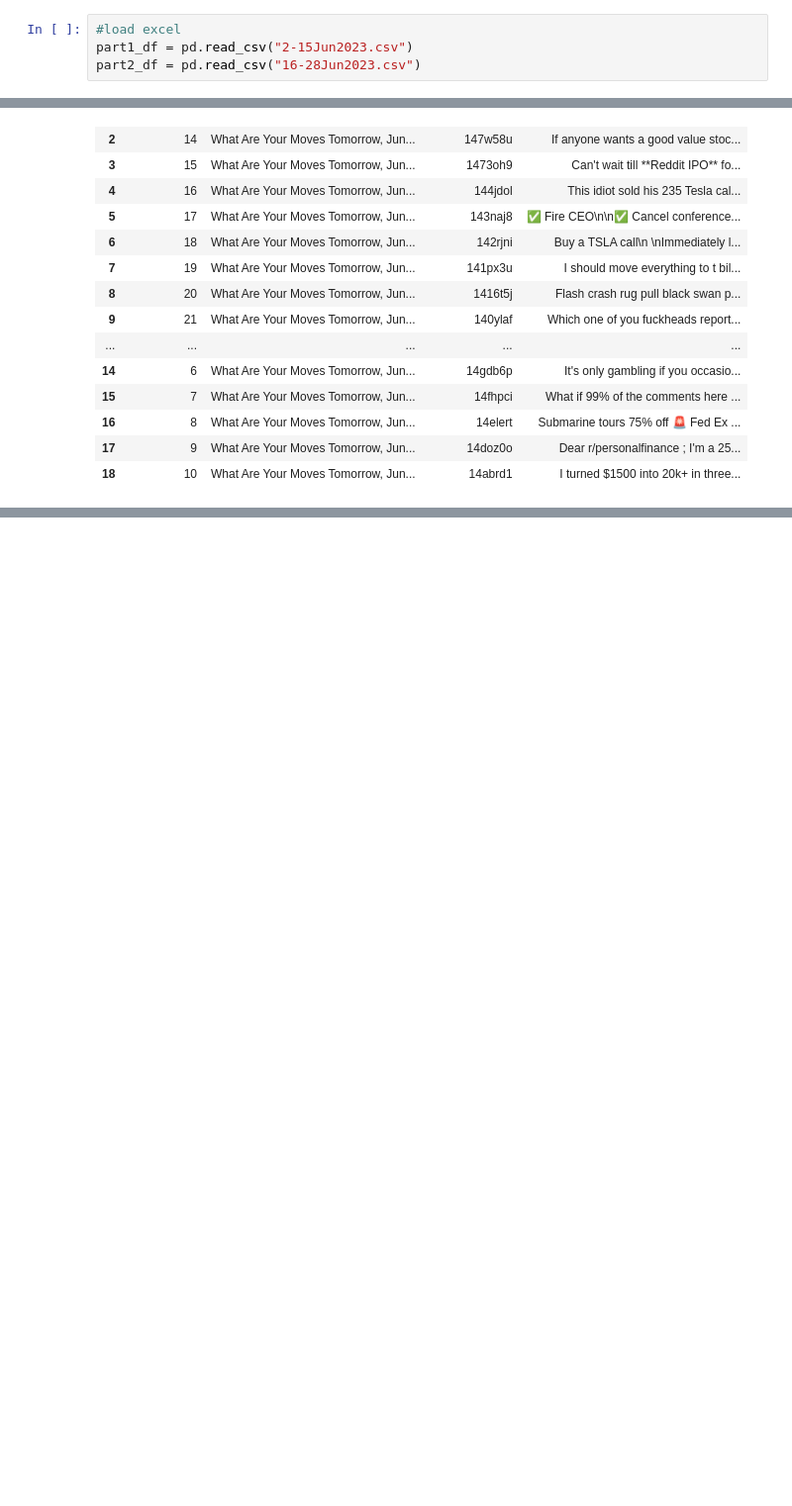
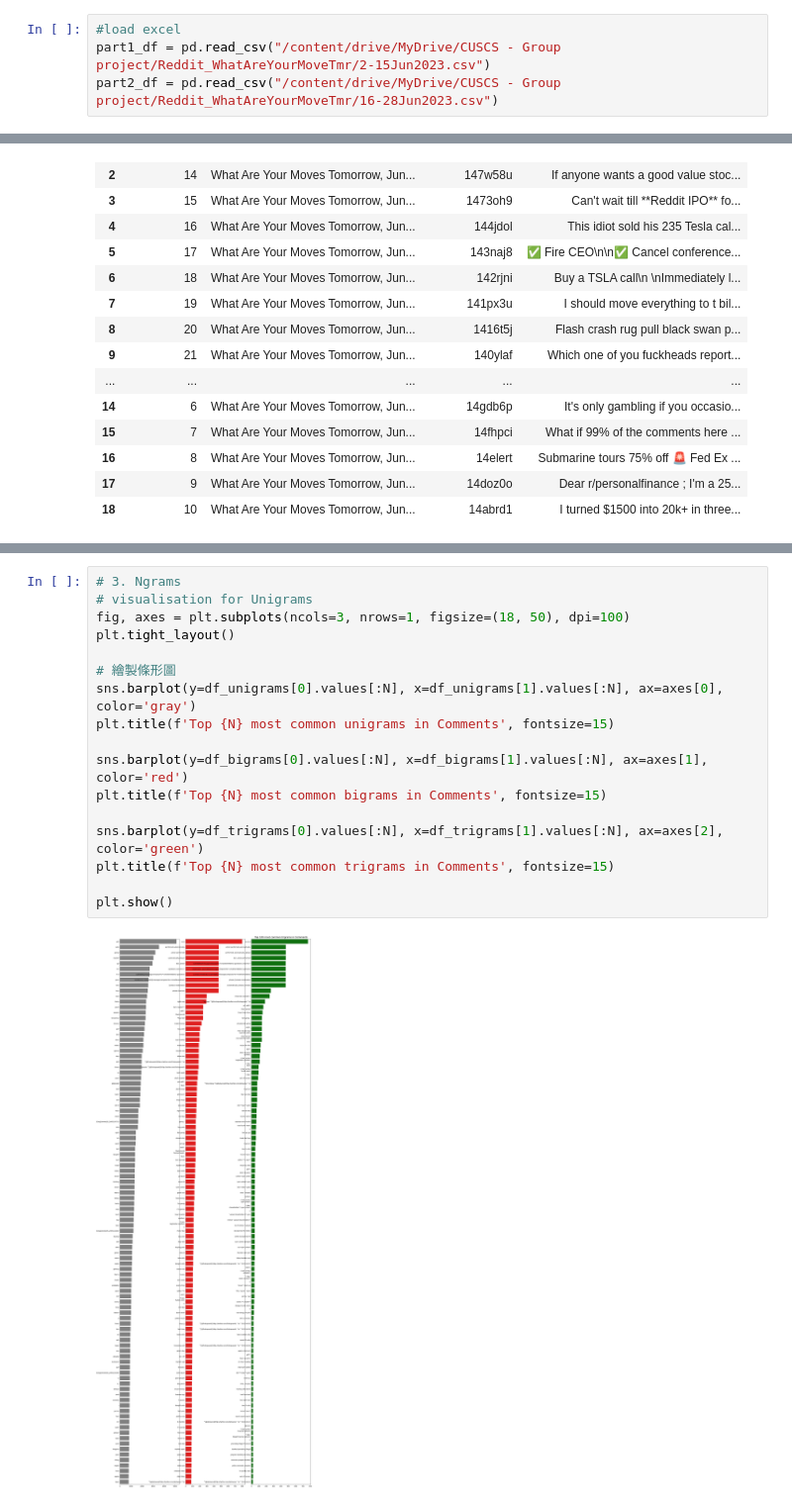
Before and after one commit to SChiu-project/CUSCS_project, a Jupyter notebook: Inspection_&_processing.ipynb, the cells around one changed output, grey strips where cells are left out. Shown at 99% size. Saved outputs shown, nothing was run; the diff lists cells and outputs as text; blank space fills up the shorter version.

```diff
--- a/Inspection_&_processing.ipynb
+++ b/Inspection_&_processing.ipynb
@@ -75,7 +95,7 @@ Load data
 # %%
 #load excel
-part1_df = pd.read_csv("2-15Jun2023.csv")
-part2_df = pd.read_csv("16-28Jun2023.csv")
+part1_df = pd.read_csv("/content/drive/MyDrive/CUSCS - Group project/Reddit_WhatAreYourMoveTmr/2-15Jun2023.csv")
+part2_df = pd.read_csv("/content/drive/MyDrive/CUSCS - Group project/Reddit_WhatAreYourMoveTmr/16-28Jun2023.csv")
 # %%
 # combine df
 consol_df = pd.concat([part1_df, part2_df], ignore_index=True)
@@ -608,0 +207,19 @@ for fold, (trn_idx, val_idx) in enumerate(skf.split(train_df['text_cleaned'], tr
+# %%
+# 3. Ngrams
+# visualisation for Unigrams
+fig, axes = plt.subplots(ncols=3, nrows=1, figsize=(18, 50), dpi=100)
+plt.tight_layout()
+
+# 繪製條形圖
+sns.barplot(y=df_unigrams[0].values[:N], x=df_unigrams[1].values[:N], ax=axes[0], color='gray')
+plt.title(f'Top {N} most common unigrams in Comments', fontsize=15)
+
+sns.barplot(y=df_bigrams[0].values[:N], x=df_bigrams[1].values[:N], ax=axes[1], color='red')
+plt.title(f'Top {N} most common bigrams in Comments', fontsize=15)
+
+sns.barplot(y=df_trigrams[0].values[:N], x=df_trigrams[1].values[:N], ax=axes[2], color='green')
+plt.title(f'Top {N} most common trigrams in Comments', fontsize=15)
+
+plt.show()
+# %% [output]
+[figure, added]
```
Also changed, not shown: parts of 59 cells of this notebook, 3 other files.
